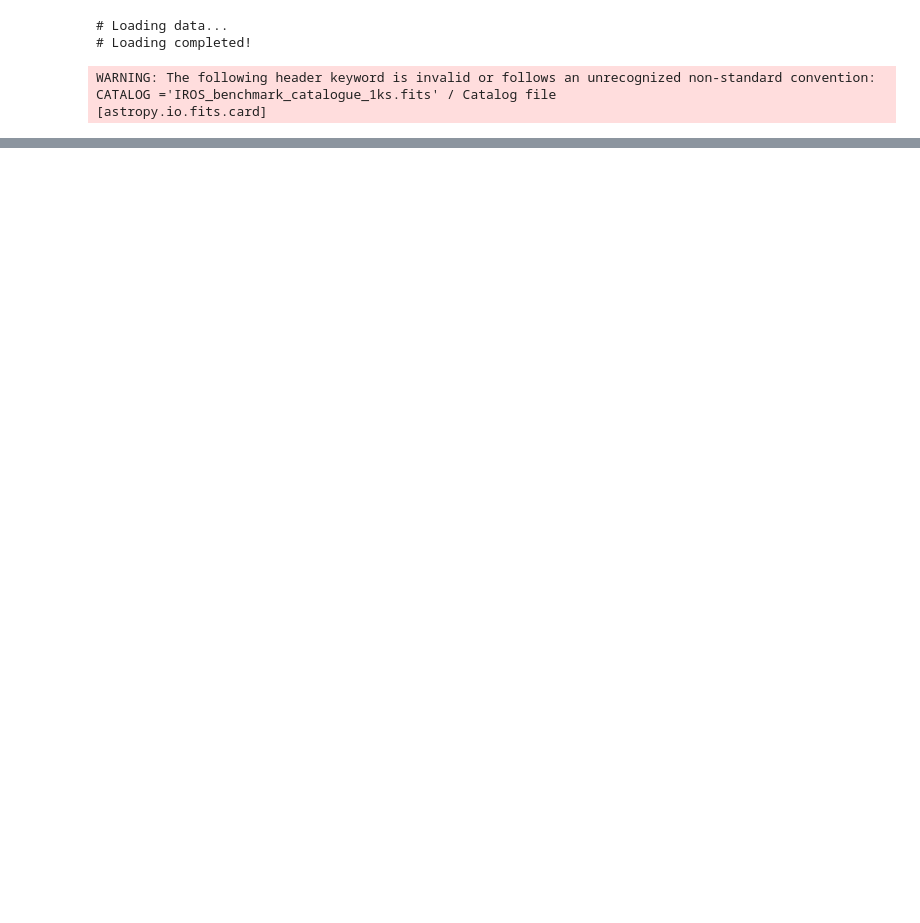
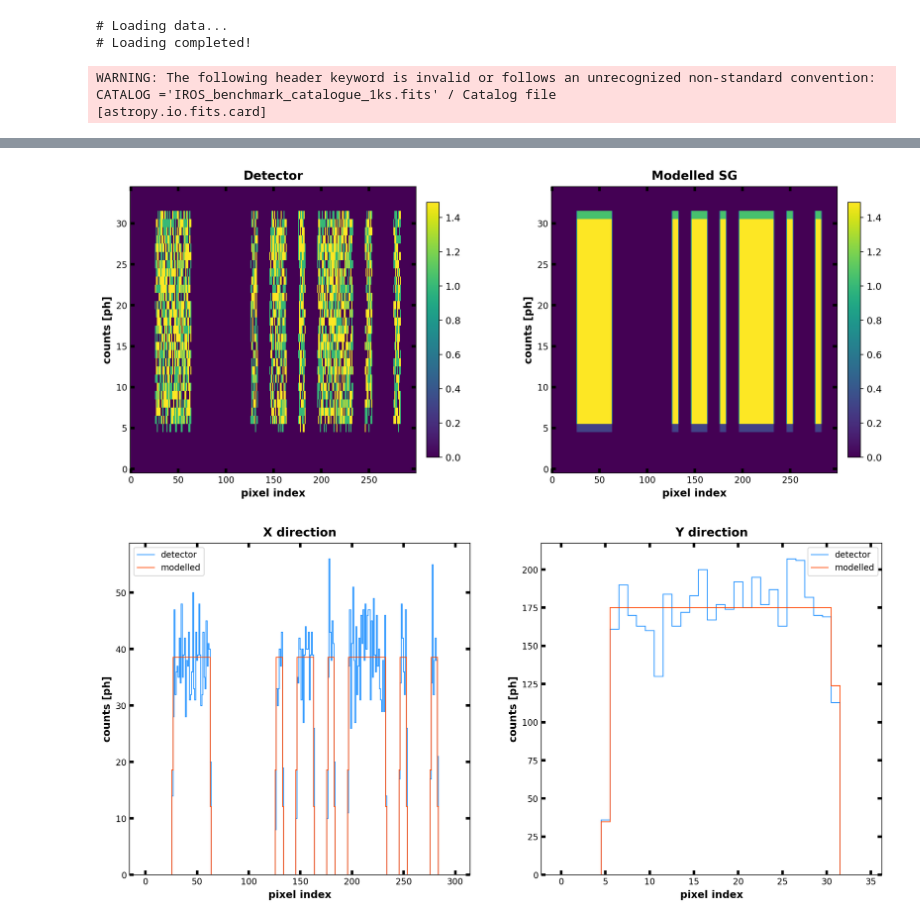
Before and after one commit to EdoardoGiancarli/LearningCodedMasks, a Jupyter notebook: IROS/IROS_bncmrk_SPSF.ipynb, the cells around one changed output, grey strips where cells are left out. Saved outputs shown, nothing was run; the diff lists cells and outputs as text; code cells hidden in the pictures; blank space fills up the shorter version.

```diff
--- a/IROS/IROS_bncmrk_SPSF.ipynb
+++ b/IROS/IROS_bncmrk_SPSF.ipynb
@@ -316,0 +366,8 @@ ds.image_plot(ds.map4image((src_model_old - src_model) * 100 / cts, img_kwargs=d
+# %%
+wfm: CodedMaskCamera = codedmask(MASK_PATH, 10, 1)
+# %%
+srcID: str = 's17'
+
+phs: FITS_rec = select_target_srcs(sdlA.DLdata, srcID, catA)
+detector, _ = count(wfm, phs)
+true_skyA = decode(wfm, detector)
@@ -316,0 +409,63 @@ ds.image_plot(ds.map4image((src_model_old - src_model) * 100 / cts, img_kwargs=d
+# %%
+slicerows, slicecols = slice(165, 200), slice(2300, 2600)
+ext_det, ext_sg = map(
+    lambda x: extract_section(x, slicerows, slicecols),
+    (detector, sg_model),
+)
+det_x, det_y = collapse_view(ext_det)
+sg_x, sg_y = collapse_view(ext_sg)
+
+ASPECT = ext_det.shape[1] / ext_det.shape[0]
+dmap_img_det = ds.map4image(
+    img=ext_det,
+    title='Detector',
+    ylabel='counts [ph]',
+    xlabel='pixel index',
+    img_kwargs={
+        'vmin': 0,
+        'vmax': ext_sg.max(),
+        'aspect': ASPECT,
+    }
+)
+dmap_img_sg = ds.map4image(
+    img=ext_sg,
+    title='Modelled SG',
+    ylabel='counts [ph]',
+    xlabel='pixel index',
+    img_kwargs={
+        'vmin': 0,
+        'aspect': ASPECT,
+    }
+)
+ds.image_plot((dmap_img_det, dmap_img_sg), ncols=2)
+
+dmap_collapsed_x = ds.map4plot(
+    arrs=(det_x, sg_x),
+    title='X direction',
+    ylabel='counts [ph]',
+    xlabel='pixel index',
+    labels=('detector', 'modelled'),
+    x=map(
+        lambda x: np.arange(len(x) + 1) - 0.5,
+        (det_x, sg_x)
+    ),
+    color=('DodgerBlue', 'OrangeRed'),
+    style='stairs',
+)
+dmap_collapsed_y = ds.map4plot(
+    arrs=(det_y, sg_y),
+    title='Y direction',
+    ylabel='counts [ph]',
+    xlabel='pixel index',
+    labels=('detector', 'modelled'),
+    x=map(
+        lambda x: np.arange(len(x) + 1) - 0.5,
+        (det_y, sg_y)
+    ),
+    color=('DodgerBlue', 'OrangeRed'),
+    style='stairs',
+)
+ds.plot((dmap_collapsed_x, dmap_collapsed_y), ncols=2)
+# %% [output]
+[figure, added]
+[figure, added]
```
Also changed, not shown: parts of 7 cells of this notebook, 1 other file.
